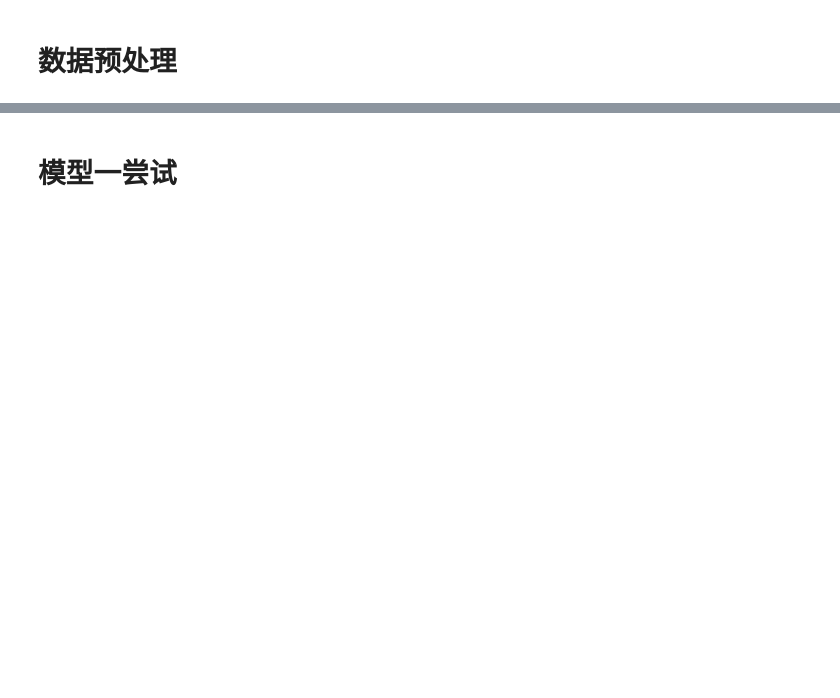
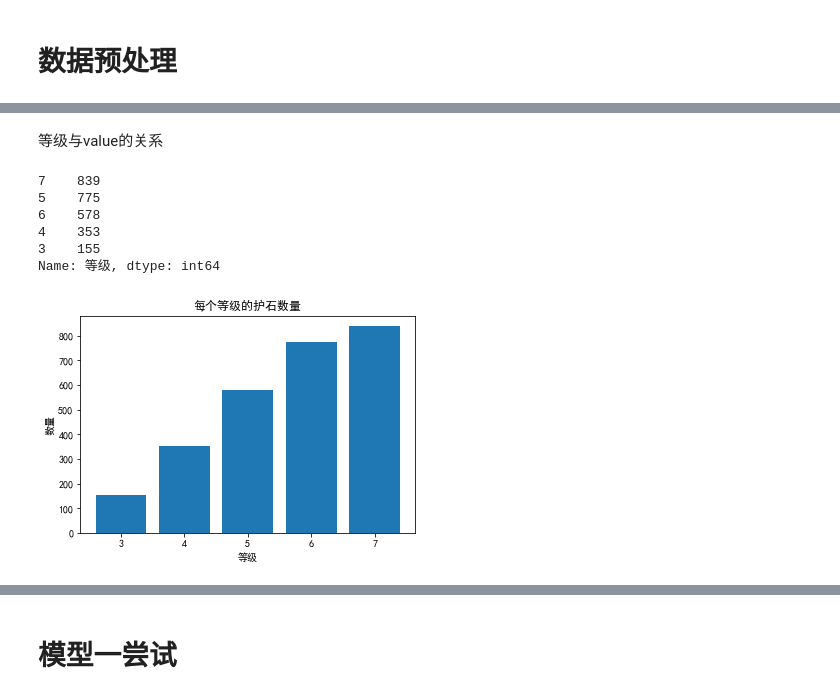
Before and after one commit to Tchar-7/python-analysis, a Jupyter notebook: MH_analysis.ipynb, the cells around one changed output, grey strips where cells are left out. Cells and saved outputs as stored; diff of their text form; code cells hidden in the pictures; blank space fills up the shorter version.

```diff
--- a/MH_analysis.ipynb
+++ b/MH_analysis.ipynb
@@ -59,0 +106,19 @@ stone.head(20)
+# %% [markdown]
+等级与value的关系
+# %%
+#每种等级的数量
+lv_value = stone["等级"].value_counts()
+print(lv_value)
+plt.bar(stone["等级"].unique(),lv_value)
+plt.xlabel("等级")
+plt.ylabel("数量")
+plt.title("每个等级的护石数量")
+plt.show()
+# %% [output]
+7    839
+5    775
+6    578
+4    353
+3    155
+Name: 等级, dtype: int64
+[figure, added]
```
Also changed, not shown: parts of 16 cells of this notebook, 2 other files.
